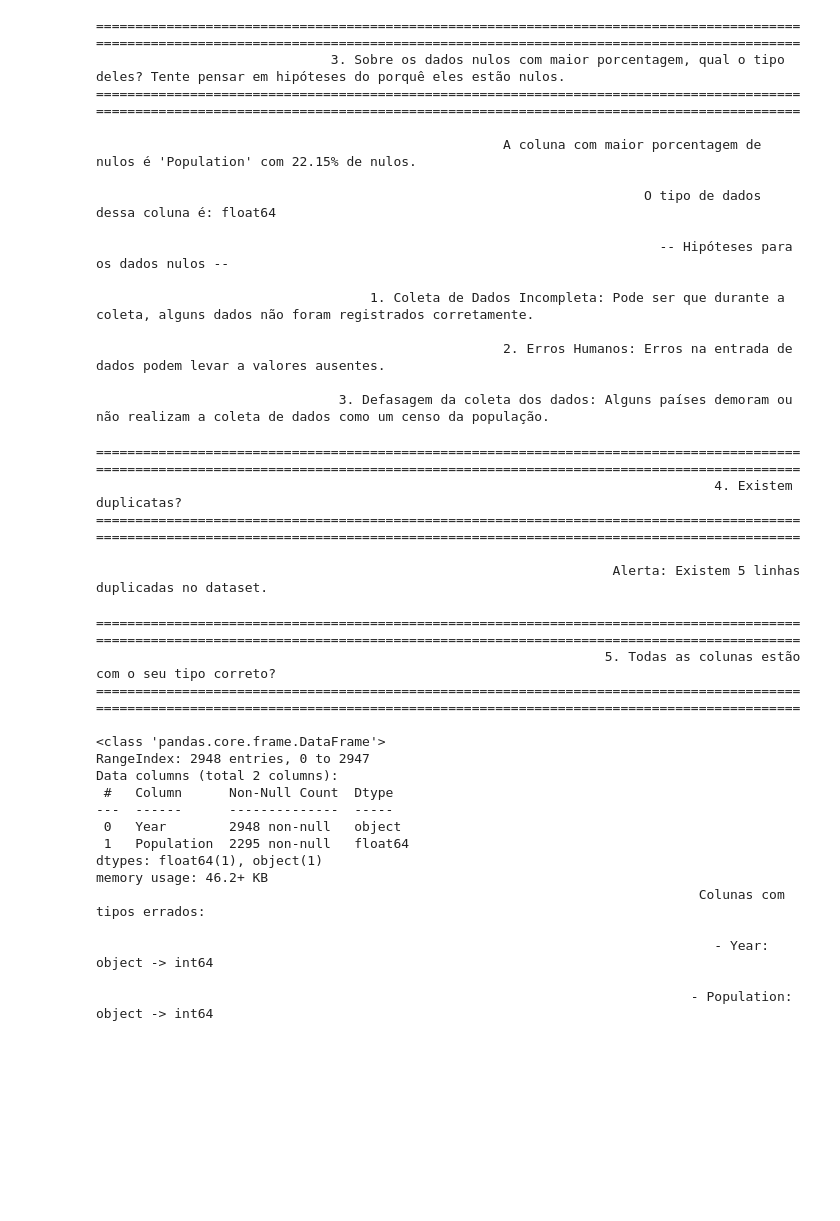
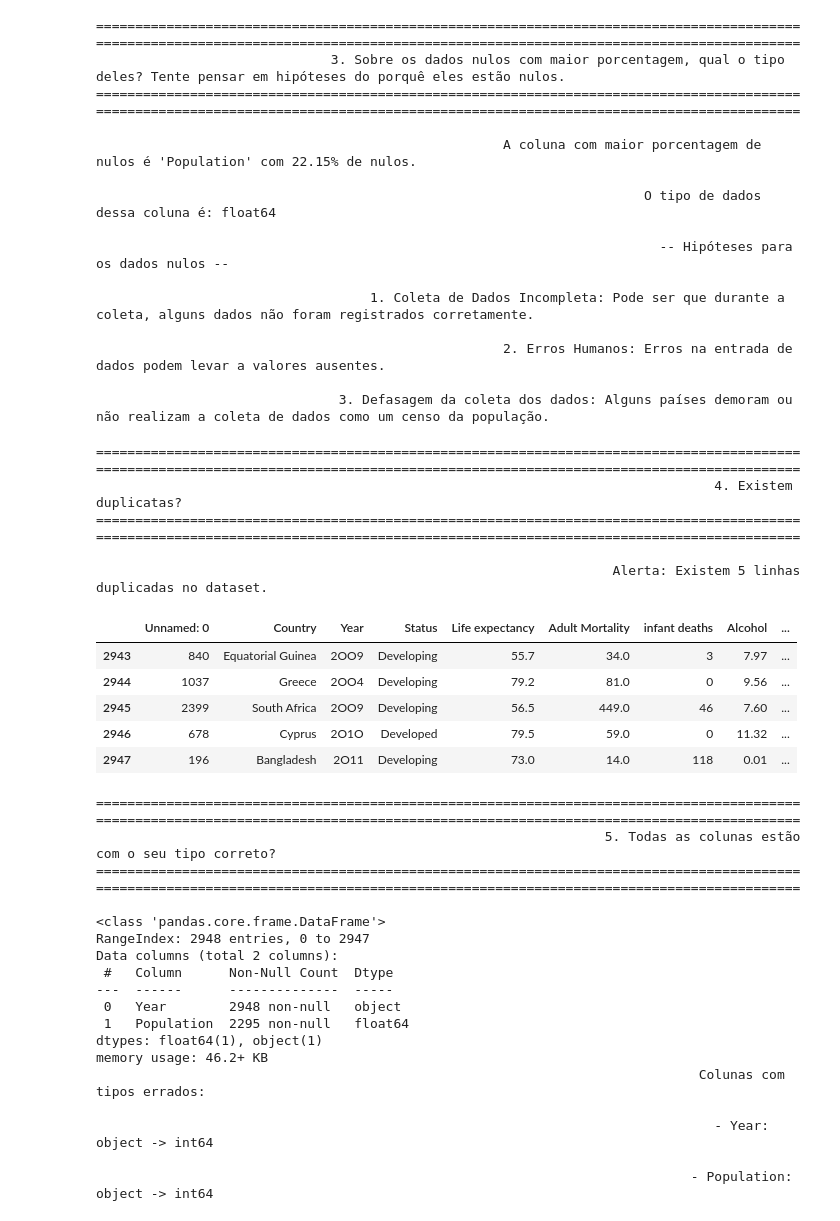
Before and after one commit to anasegatelli/curso-facens-python, a Jupyter notebook: ML/aula 1/Aula1_aula_casa.ipynb, the cells around one changed output. Saved outputs shown, nothing was run; the diff lists cells and outputs as text; code cells hidden in the pictures; blank space fills up the shorter version.

```diff
--- a/ML/aula 1/Aula1_aula_casa.ipynb
+++ b/ML/aula 1/Aula1_aula_casa.ipynb
@@ -273,18 +273,27 @@ else:
 # %%
 #4 - Existem duplicatas ?
 print_questions("4. Existem duplicatas?")
 duplicatas = df.duplicated().sum()
 
 if duplicatas == 0:
     print_answers("Não existem linhas duplicadas no dataset.")
 else:
     print_answers(f"Alerta: Existem {duplicatas} linhas duplicadas no dataset.")
+
+duplicatas = df.duplicated()
+df[df.duplicated()]
 # %% [output]
 ====================================================================================================================================================================================
                                                                                4. Existem duplicatas?
 ====================================================================================================================================================================================
 
                                                                   Alerta: Existem 5 linhas duplicadas no dataset.
+|  | Unnamed: 0 | Country | Year | Status | Life expectancy | Adult Mortality | infant deaths | Alcohol | ... |
+| 2943 | 840 | Equatorial Guinea | 2OO9 | Developing | 55.7 | 34.0 | 3 | 7.97 | ... |
+| 2944 | 1037 | Greece | 2OO4 | Developing | 79.2 | 81.0 | 0 | 9.56 | ... |
+| 2945 | 2399 | South Africa | 2OO9 | Developing | 56.5 | 449.0 | 46 | 7.60 | ... |
+| 2946 | 678 | Cyprus | 2O1O | Developed | 79.5 | 59.0 | 0 | 11.32 | ... |
+| 2947 | 196 | Bangladesh | 2O11 | Developing | 73.0 | 14.0 | 118 | 0.01 | ... |
 # %%
 # 5- Todas as colunas estão com o seu tipo correto?
 
```
Also changed, not shown: parts of 2 cells of this notebook.
